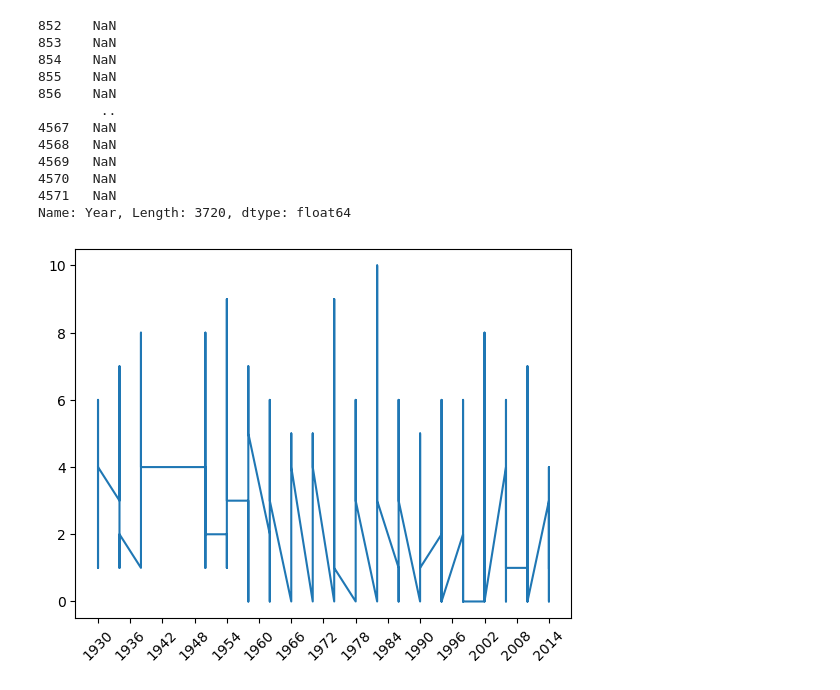
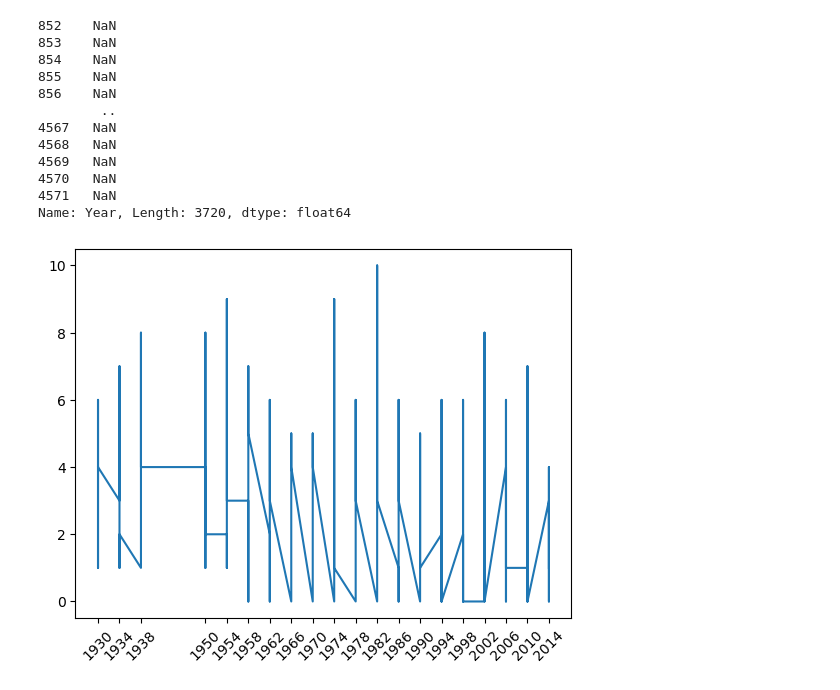
Before and after one commit to Detective-Ryuzak1/Machine-Learnig-examples, a Jupyter notebook: MatplotLib/Matplotlib.ipynb, the cells around one changed output. Cells and saved outputs as stored; diff of their text form; code cells hidden in the pictures.

```diff
--- a/MatplotLib/Matplotlib.ipynb
+++ b/MatplotLib/Matplotlib.ipynb
@@ -84,11 +84,12 @@ WorldCupMatches = WorldCupMatches.dropna(subset=['Year'])   #Eliminar las filas
 # %%
 #Goles Locales anotados en cada mundial
 WorldCupMatches['Year'] = WorldCupMatches['Year'].astype(int)   # Convertir los valores de 'Year' a enteros
-plt.plot(WorldCupMatches['Year'], WorldCupMatches['Home Team Goals'])
-plt.xticks(range(WorldCupMatches['Year'].min(), WorldCupMatches['Year'].max() + 1, 6))   # Aquí estoy configurando el espaciado para que se muestren los años cada 6 años
+plt.plot(WorldCupMatches['Year'], WorldCupMatches['Home Team Goals'])   #Gráfica dos columnas
+#plt.xticks(range(WorldCups['Year'].min(), WorldCups['Year'].max() + 1, 6))   # Aquí estoy configurando el espaciado para que se muestren los años cada 6 años
+plt.xticks(WorldCups['Year'][::1])   # Aquí estoy configurando el espaciado para que se muestren los años iterando cada valor
 plt.xticks(rotation=45)   # Rotar los ticks del eje x en 45 grados
 plt.show()
 # %% [output]
-[figure, old version]
+[figure, new version]
 # %%
 #Goles anotados en cada mundial
```
Also changed, not shown: parts of 1 cell of this notebook, 1 other file.
